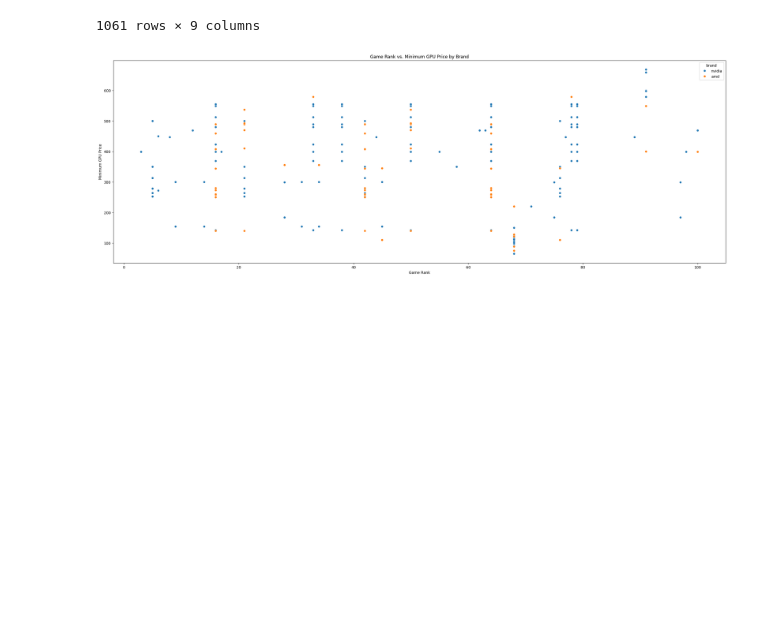
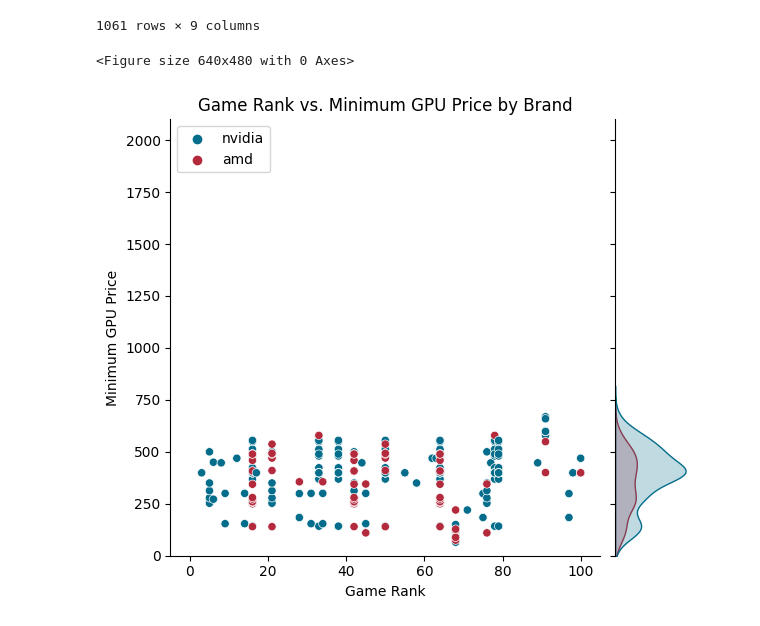
Before and after one commit to knoppds/CSCI_5502_Group_Project_01, a Jupyter notebook: gp_01_steam_data_visualization.ipynb, the cells around one changed output. Saved outputs shown, nothing was run; the diff lists cells and outputs as text; code cells hidden in the pictures; blank space fills up the shorter version.

Commit message:
Adds jointplot graphs for min and rec gpu prices by brand and density plot comparison of min vs. rec price for top 100 games

```diff
--- a/gp_01_steam_data_visualization.ipynb
+++ b/gp_01_steam_data_visualization.ipynb
@@ -316,21 +316,26 @@ for index, row in df_steam.iterrows():
 # %%
 # # prevent datframe from being truncated
 # pd.set_option('display.max_rows', None)
 # pd.set_option('display.max_columns', None)
 
 # create a dataframe from new_rows for minimum gpu requirements
 df_steam_min_gpu = pd.DataFrame(new_rows['min'])
 # df_steam_min_gpu
 
 # plot the price of the minimum nvidia gpu as box plots grouped by game rank
-plt.figure(figsize=(30, 10))
-sns.scatterplot(x='rank', y='cost', data=df_steam_min_gpu, hue='brand', )
+plt.figure()
+sns.jointplot(x='rank', y='cost', data=df_steam_min_gpu, hue='brand', palette={'nvidia': '#046d8b', 'amd': '#b42a3d'})
 plt.title('Game Rank vs. Minimum GPU Price by Brand')
 plt.xlabel('Game Rank')
 plt.ylabel('Minimum GPU Price')
+plt.legend(loc='upper left')
+plt.xlim(-5, 105)
+plt.ylim(0, 2100)
+plt.gcf().get_children()[2].remove()
 plt.show()
 # %% [output]
+<Figure size 640x480 with 0 Axes>
-[figure, old version]
+[figure, new version]
 # %%
 # # prevent datframe from being truncated
 # pd.set_option('display.max_rows'   , 20)
```
Also changed, not shown: parts of 2 cells of this notebook.
